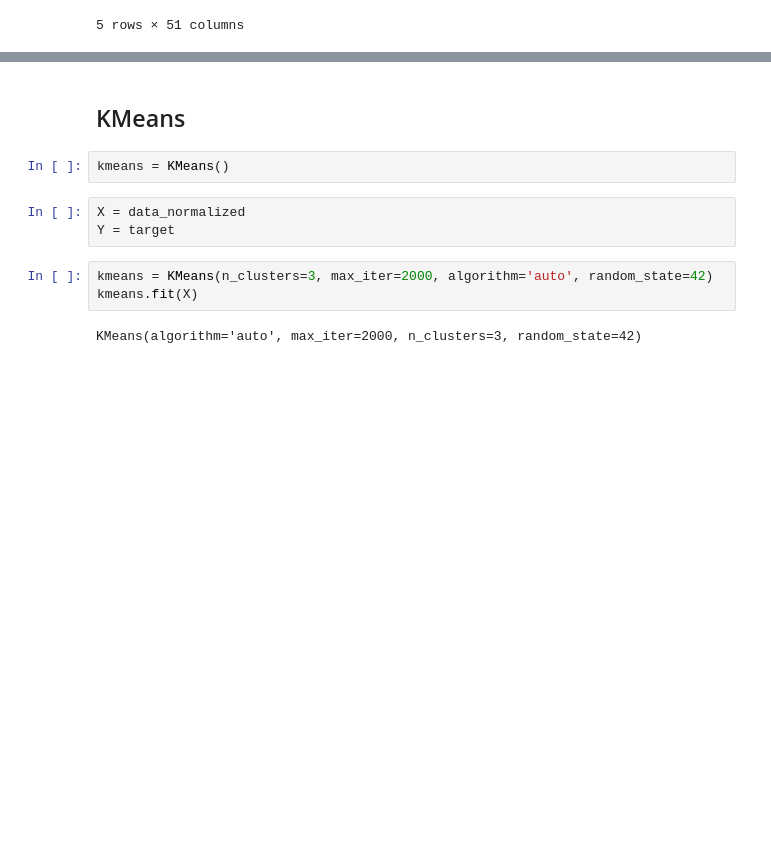
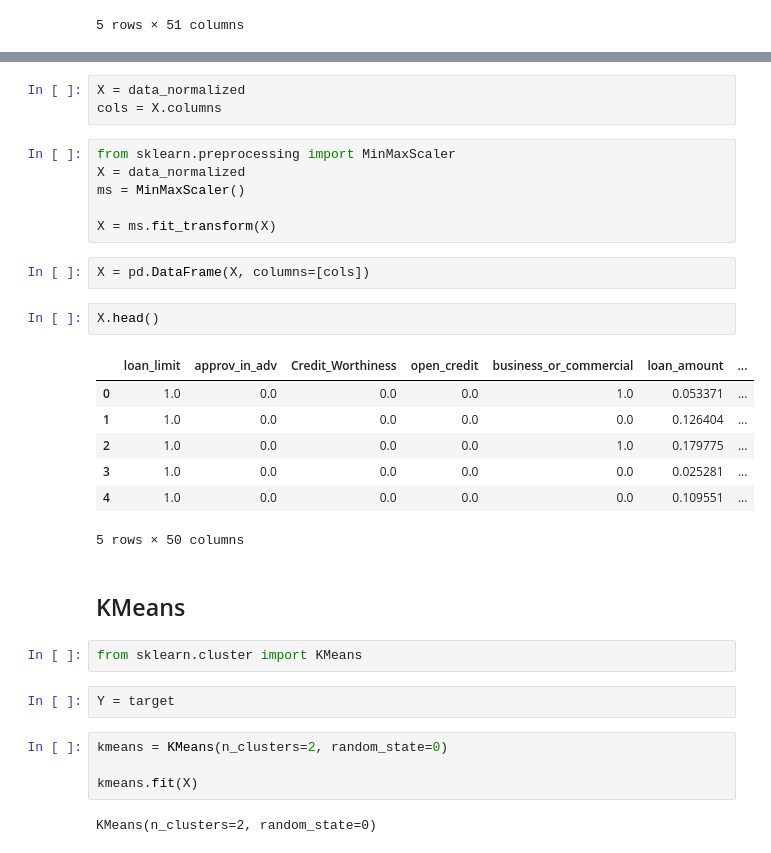
Before and after one commit to MBA-IA-GROUP-A/Plataformas-cognitivas, a Jupyter notebook: explore_data/explore_fabi.ipynb, the cells around one changed output, grey strips where cells are left out. Cells and saved outputs as stored; diff of their text form; blank space fills up the shorter version.

```diff
--- a/explore_data/explore_fabi.ipynb
+++ b/explore_data/explore_fabi.ipynb
@@ -44,13 +171,34 @@ data_normalized.head()
+# %%
+X = data_normalized
+cols = X.columns
+# %%
+from sklearn.preprocessing import MinMaxScaler
+X = data_normalized
+ms = MinMaxScaler()
+
+X = ms.fit_transform(X)
+# %%
+X = pd.DataFrame(X, columns=[cols])
+# %%
+X.head()
+# %% [output]
+|  | loan_limit | approv_in_adv | Credit_Worthiness | open_credit | business_or_commercial | loan_amount | ... |
+| 0 | 1.0 | 0.0 | 0.0 | 0.0 | 1.0 | 0.053371 | ... |
+| 1 | 1.0 | 0.0 | 0.0 | 0.0 | 0.0 | 0.126404 | ... |
+| 2 | 1.0 | 0.0 | 0.0 | 0.0 | 1.0 | 0.179775 | ... |
+| 3 | 1.0 | 0.0 | 0.0 | 0.0 | 0.0 | 0.025281 | ... |
+| 4 | 1.0 | 0.0 | 0.0 | 0.0 | 0.0 | 0.109551 | ... |
+5 rows × 50 columns
 # %% [markdown]
 ## KMeans
 # %%
-kmeans = KMeans()
+from sklearn.cluster import KMeans
 # %%
-X = data_normalized
 Y = target
 # %%
-kmeans = KMeans(n_clusters=3, max_iter=2000, algorithm='auto', random_state=42)
+kmeans = KMeans(n_clusters=2, random_state=0)
+
 kmeans.fit(X)
 # %% [output]
-KMeans(algorithm='auto', max_iter=2000, n_clusters=3, random_state=42)
+KMeans(n_clusters=2, random_state=0)
 # %%
```
Also changed, not shown: parts of 42 cells of this notebook.
